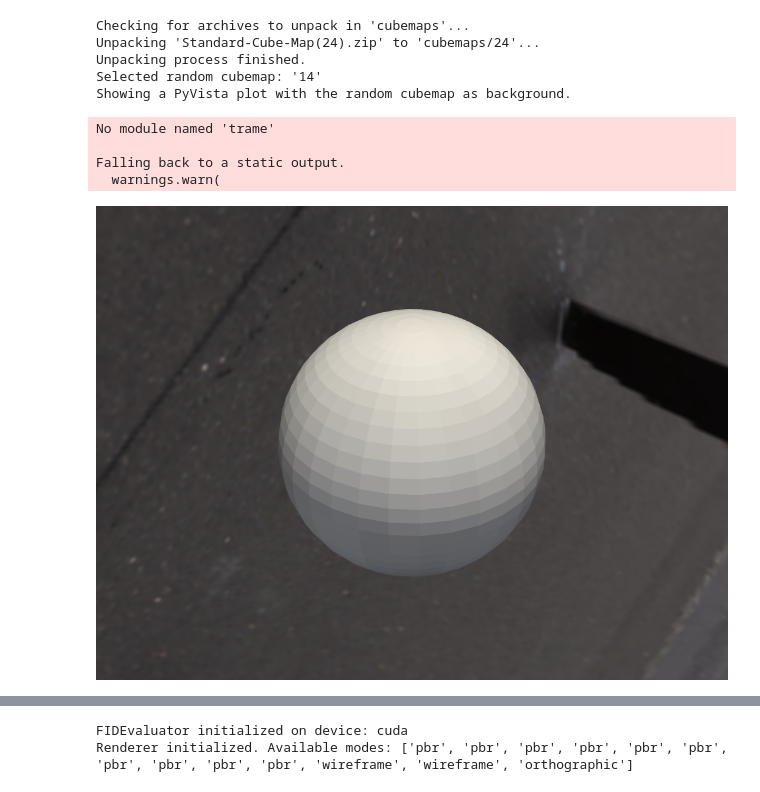
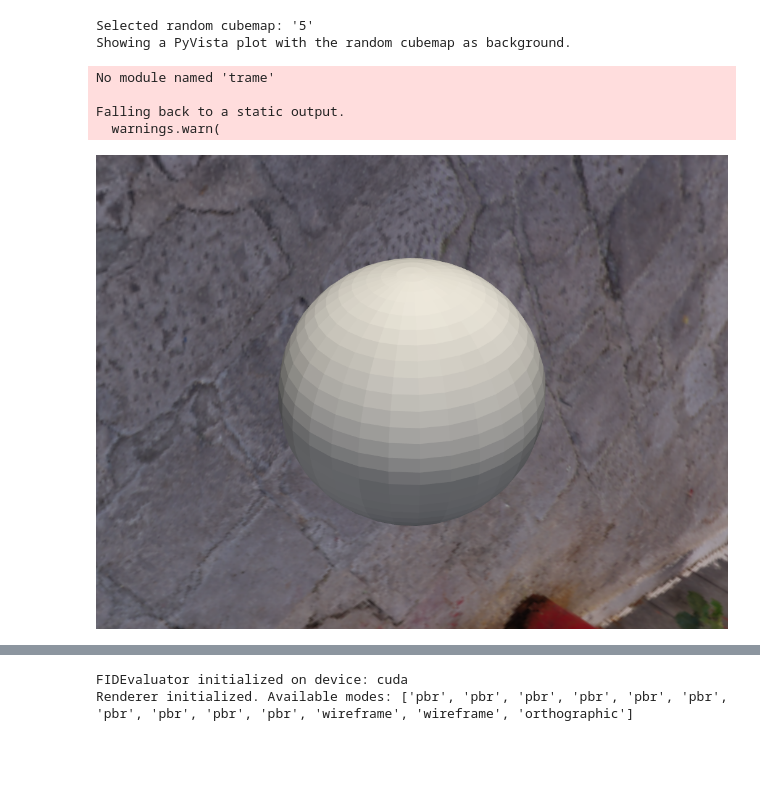
Before and after one commit to EZHOWWW/aiijc, a Jupyter notebook: render.ipynb, the cells around one changed output, grey strips where cells are left out. Saved outputs shown, nothing was run; the diff lists cells and outputs as text; code cells hidden in the pictures; blank space fills up the shorter version.

```diff
--- a/render.ipynb
+++ b/render.ipynb
@@ -123,15 +125,6 @@ def get_random_pyvista_cubemap(data_dir="cubemaps"):
         pyvista.Texture: A PyVista cubemap texture object, or None if no
                          cubemaps are found or PyVista is not installed.
     """
-    if pv is None:
-        print(
-            "Error: PyVista library is not installed. Please install it with 'pip install pyvista'"
-        )
-        return None
-
-    # Step 1: Ensure all archives are unpacked into their respective folders.
-    unpack_cubemaps(data_dir)
-
     # Step 2: Find all valid, numbered cubemap directories.
     try:
         subdirs = [
@@ -171,36 +164,33 @@ if __name__ == "__main__":
     # Get a random cubemap.
     random_cubemap = get_random_pyvista_cubemap(CUBEMAPS_DIRECTORY)
 
     if random_cubemap:
         # If the cubemap was loaded successfully, you can use it in a PyVista plot.
         # For example, let's create a sphere and add the cubemap as a background.
 
         # Ensure PyVista is installed for this part to run
         if pv:
             # Create a plotter
             plotter = pv.Plotter()
 
             # Add a reflective sphere to the scene to showcase the cubemap
             sphere = pv.Sphere()
             plotter.add_mesh(sphere, color="white", metallic=1.0, roughness=0.1)
 
             # Add the cubemap as a background texture
             plotter.add_actor(random_cubemap.to_skybox())
             plotter.set_environment_texture(random_cubemap)  # For reflections
 
             print("Showing a PyVista plot with the random cubemap as background.")
             plotter.show()
         else:
             print("Cannot display plot because PyVista is not installed.")
 # %% [output]
-Checking for archives to unpack in 'cubemaps'...
-Unpacking 'Standard-Cube-Map(24).zip' to 'cubemaps/24'...
-Unpacking process finished.
-Selected random cubemap: '14'
+Selected random cubemap: '5'
 Showing a PyVista plot with the random cubemap as background.
 No module named 'trame'
 
 Falling back to a static output.
   warnings.warn(
-[figure, old version]
+[figure, new version]
 # %%
```
Also changed, not shown: parts of 4 cells of this notebook.
